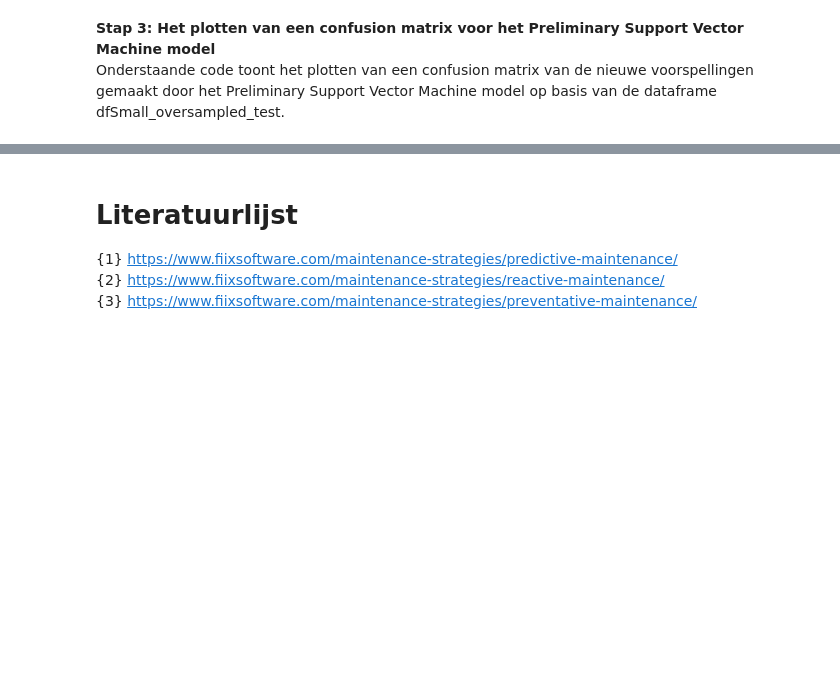
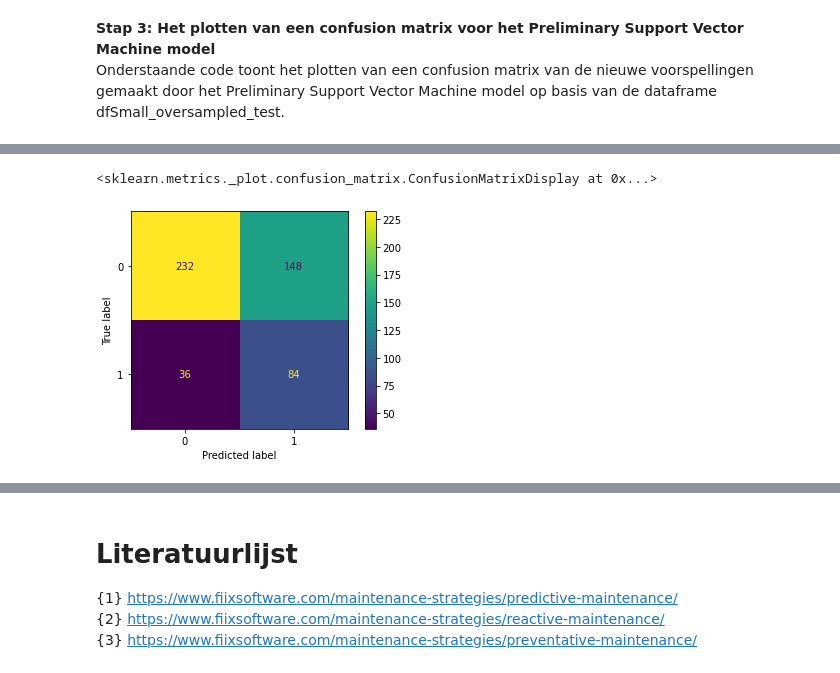
Before and after one commit to Intux404/Predictive_Maintenance, a Jupyter notebook: Predictive_Maintenance_nieuw.ipynb, the cells around one changed output, grey strips where cells are left out. Cells and saved outputs as stored; diff of their text form; code cells hidden in the pictures; blank space fills up the shorter version.

```diff
--- a/Predictive_Maintenance_nieuw.ipynb
+++ b/Predictive_Maintenance_nieuw.ipynb
@@ -1393,0 +1228,5 @@ De laatste stap voordat het mogelijk is om een conclusie te trekken omtrent het
+# %%
+##Het selecteren van de volt, rotate, pressure, vibration, age vanuit de dfSmall_oversampled dataframe
+XLogRegvTwo = dfSmall_oversampled[['volt', 'rotate', 'pressure', 'vibration', 'age']].copy()
+##Het selecteren van de failure kolom vanuit de dfSmall_oversampled dataframe
+yLogRegvTwo = dfSmall_oversampled['failure'].copy()
@@ -1393,0 +1241,8 @@ De laatste stap voordat het mogelijk is om een conclusie te trekken omtrent het
+# %%
+## Opsplitsen van de dataset naar een training en validatie sub-dataset
+## De random state= 42 zorgt ervoor dat altijd hetzelfde resultaat (splitsing van de data) bereikt wordt. Dit is benodigd voor reproduceerbaarheid
+X_trainLogRegvTwo, X_validLogRegvTwo, y_trainLogRegvTwo, y_validLogRegvTwo = train_test_split(XLogRegvTwo, yLogRegvTwo, train_size=0.7, test_size=0.3, random_state=42)
+
+##Het uitprinten van het aantal kolommen en rijen voor de X en y variabelen
+print("(70%) De shape van de trainingset (X-variabele Voltage, Rotation, Pressure, Vibration, Age & y-variabele Failure)", "\n", X_trainLogRegvTwo.shape, y_trainLogRegvTwo.shape)
+print("(30%) De shape van de validatieset (X-variabele Voltage, Rotation, Pressure, Vibration, Age & y-variabele Failure)", "\n", X_validLogRegvTwo.shape, y_validLogRegvTwo.shape)
@@ -1393,0 +1279,11 @@ De laatste stap voordat het mogelijk is om een conclusie te trekken omtrent het
+# %%
+## Het trainen van het logistisch regressie model op basis van de optimale parameters met een random state=42 voor reproduceerbaarheid en de gevonden optimale parameters
+LRmodelv2 = LogisticRegression(random_state=42, C=1.0, max_iter=100, penalty='l1', solver='liblinear')
+
+#Traint het Logistische Regressie model op basis van de training sub-dataset
+LRmodelv2.fit(X_trainLogRegvTwo, y_trainLogRegvTwo)
+
+#Verkrijgt de intercept en regressie coëfficiënten van de gevonden regressie vergelijking
+print("Intercept:", LRmodelv2.intercept_[0])
+print("------------------------------")
+print(pd.DataFrame({"Coëfficiënt:": LRmodelv2.coef_[0]}, index=X_trainLogRegvTwo.columns).transpose())
@@ -1393,0 +1322,5 @@ De laatste stap voordat het mogelijk is om een conclusie te trekken omtrent het
+# %%
+plot_confusion_matrix(LRmodelv2, XGeneralTest, yGeneralTest)
+# %% [output]
+<sklearn.metrics._plot.confusion_matrix.ConfusionMatrixDisplay at 0x...>
+[figure, added]
```
Also changed, not shown: parts of 56 cells of this notebook.
